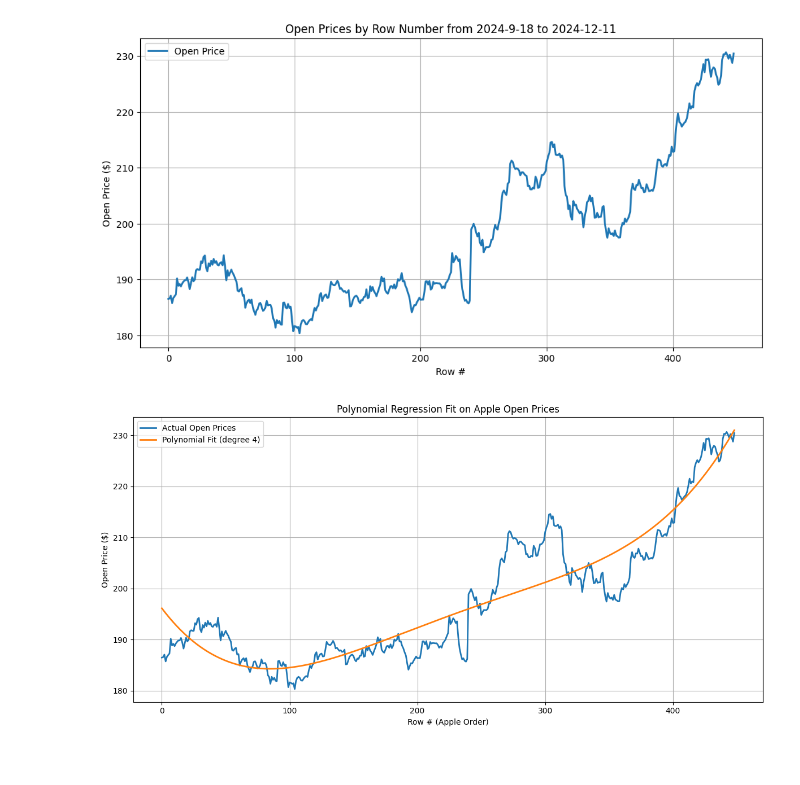
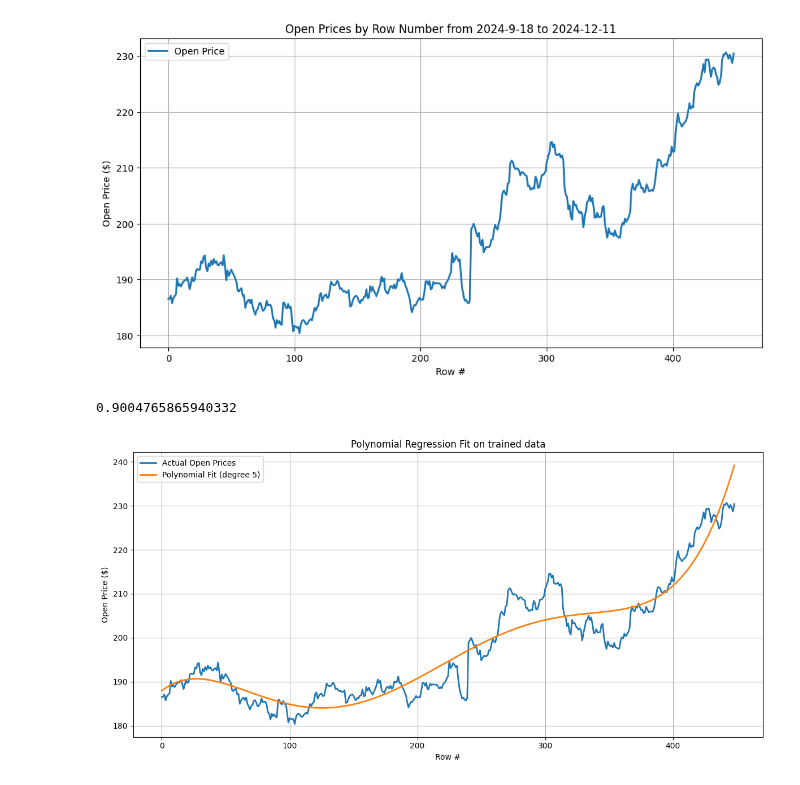
Before and after one commit to estherkdy/stock-price-prediction, a Jupyter notebook: stock_price_prediction.ipynb, the cells around one changed output. Drawn from its saved outputs; the diff is of its cells as text; code cells hidden in the pictures.

```diff
--- a/stock_price_prediction.ipynb
+++ b/stock_price_prediction.ipynb
@@ -110,35 +110,36 @@ plt.show()
 # %%
 from sklearn.preprocessing import PolynomialFeatures
 from sklearn.linear_model import LinearRegression
 from sklearn.pipeline import make_pipeline
 import numpy as np
 import matplotlib.pyplot as plt
 from sklearn.metrics import r2_score
 # set x and y
 X = df_train_amazon.index.to_numpy().reshape(-1, 1)
 y = df_train_amazon['Open'].to_numpy()
 
 # set polynomial regression degree
-degree = 4
+degree = 5
 model = make_pipeline(PolynomialFeatures(degree), LinearRegression())
 
 model.fit(X, y)
 
-# Predict the Open prices across the same X range
+# Predict the Open prices
 y_pred = model.predict(X)
 r2 = r2_score(y, y_pred)
 print(r2)
 # Plot it
 plt.figure(figsize=(12, 6))
 plt.plot(X, y, label='Actual Open Prices', linewidth=2)
 plt.plot(X, y_pred, label=f'Polynomial Fit (degree {degree})', linewidth=2)
 
-plt.xlabel('Row # (Apple Order)')
+plt.xlabel('Row #')
 plt.ylabel('Open Price ($)')
-plt.title('Polynomial Regression Fit on Apple Open Prices')
+plt.title('Polynomial Regression Fit on trained data')
 plt.grid(True)
 plt.legend()
 plt.tight_layout()
 plt.show()
 # %% [output]
+0.9004765865940332
-[figure, old version]
+[figure, new version]
```
Also changed, not shown: parts of 4 cells of this notebook.
